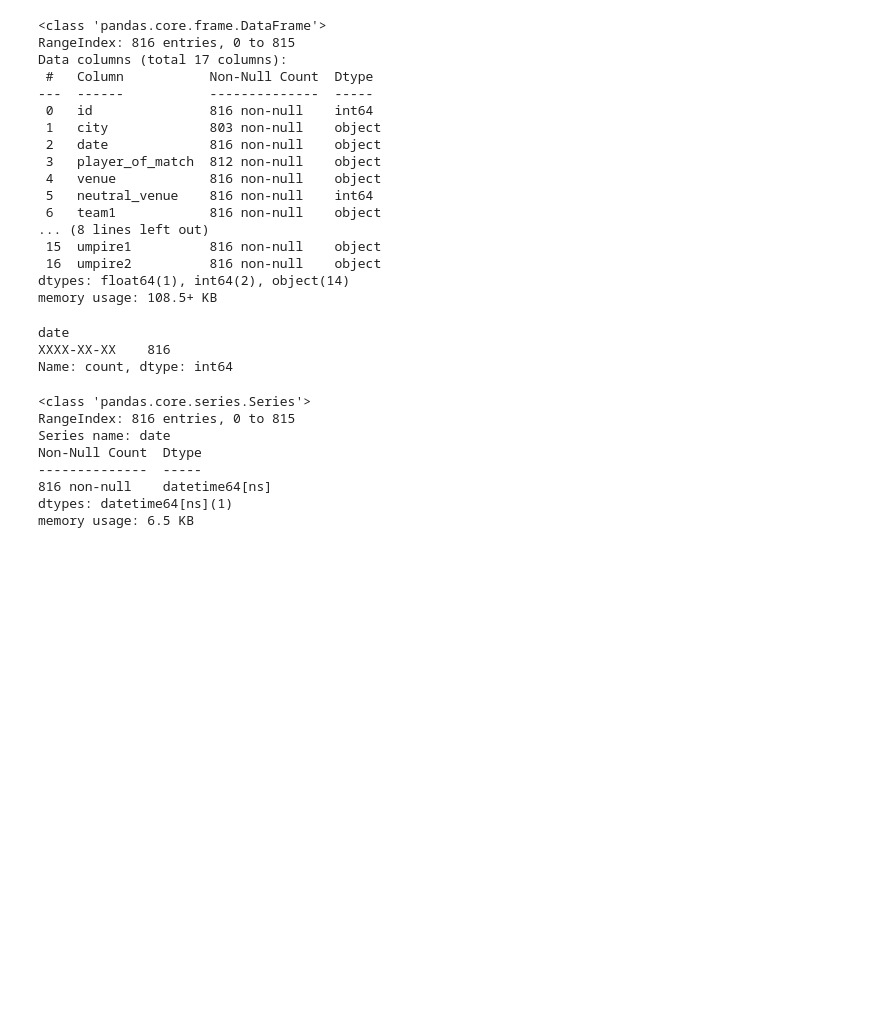
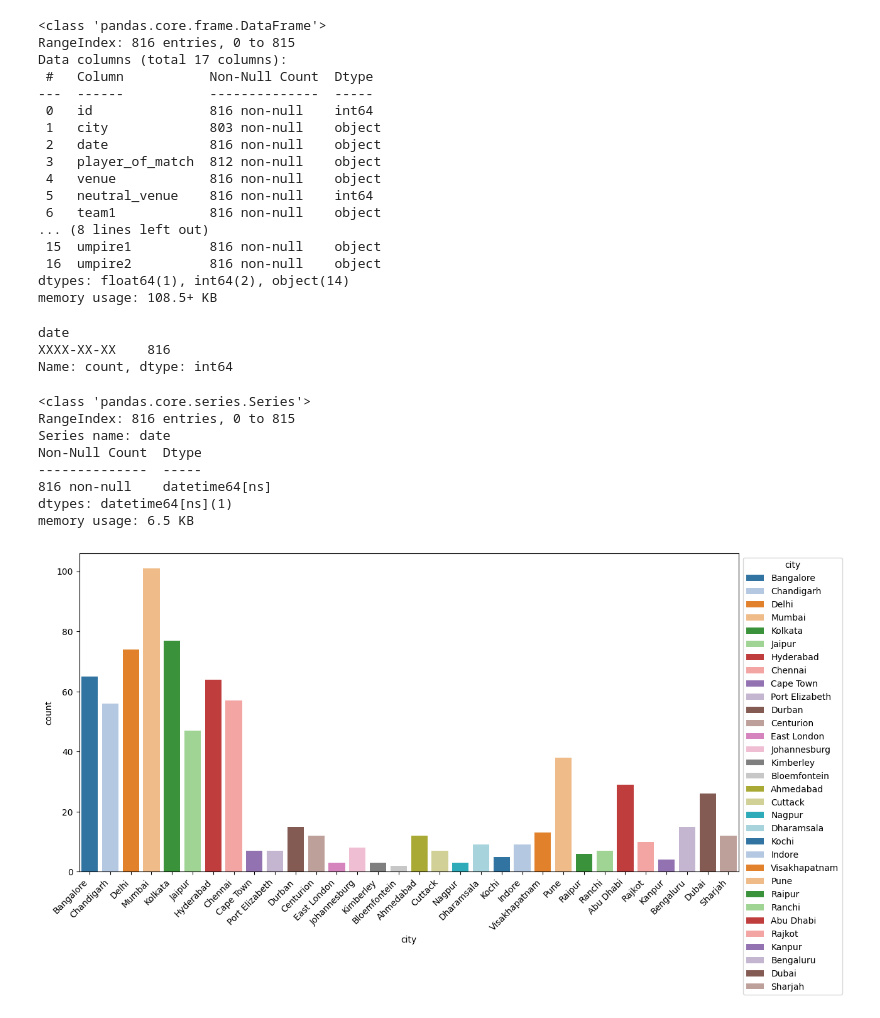
Before and after one commit to AyushDevadiga1/Machine-Learning, a Jupyter notebook: ipl_data_analysis.ipynb, the cells around one changed output. Cells and saved outputs as stored; diff of their text form; code cells hidden in the pictures; blank space fills up the shorter version.

```diff
--- a/ipl_data_analysis.ipynb
+++ b/ipl_data_analysis.ipynb
@@ -61,3 +61,17 @@ Non-Null Count  Dtype
 816 non-null    datetime64[ns]
 dtypes: datetime64[ns](1)
 memory usage: 6.5 KB
+# %%
+plt.figure(figsize=(13,7))
+ax = sns.countplot(
+                data = df,
+                x = 'city',
+                hue = 'city',
+                palette='tab20'
+)
+ax.set_xticklabels(ax.get_xticklabels(), rotation=45, horizontalalignment='right')
+sns.move_legend(ax, "upper left", bbox_to_anchor=(1, 1))
+plt.tight_layout() # Ensures legend isn't cut off
+plt.show()
+# %% [output]
+[figure, added]
```
Also changed, not shown: parts of 1 cell of this notebook.
